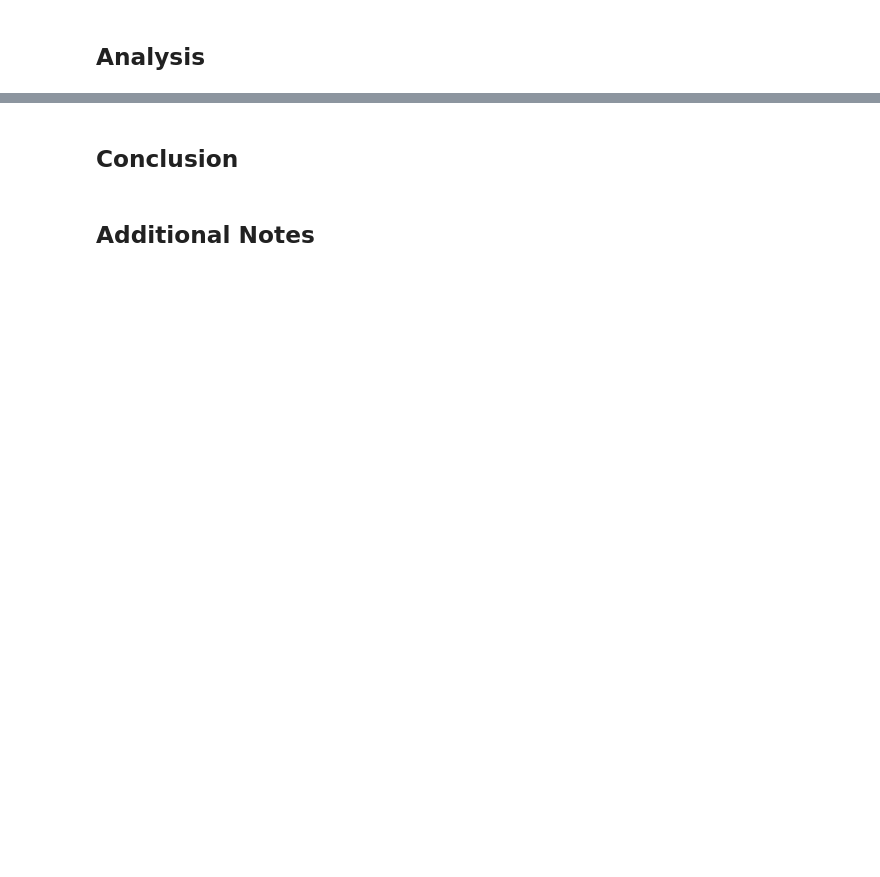
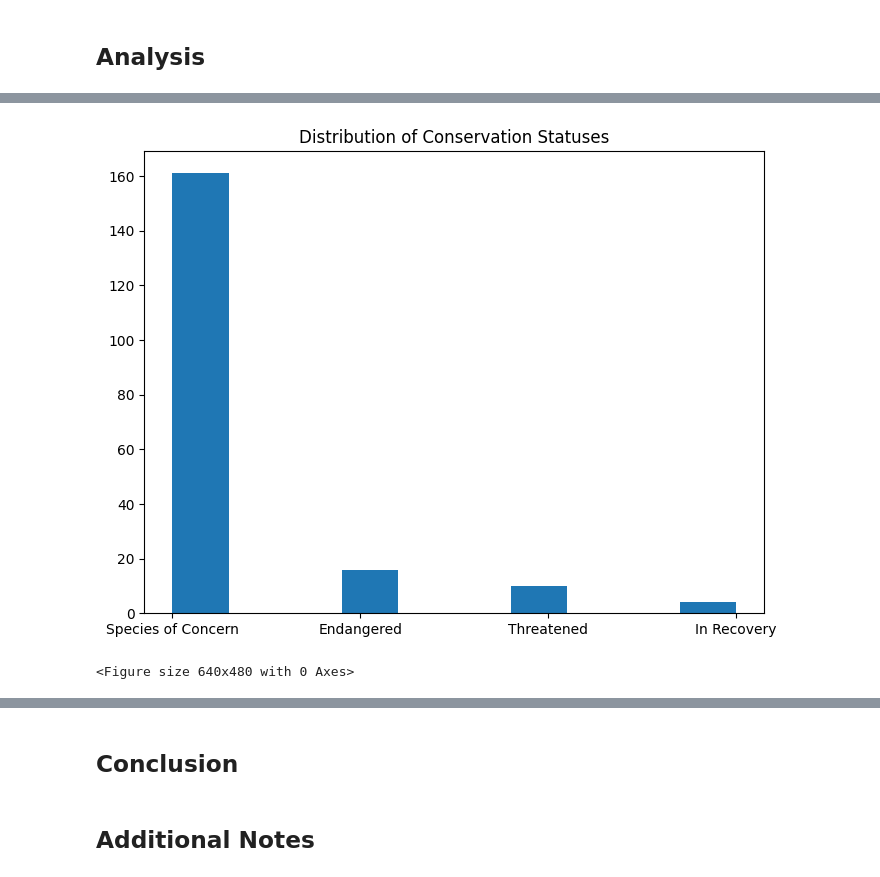
Before and after one commit to abelkwong/biodiversity, a Jupyter notebook: biodiversity.ipynb, the cells around one changed output, grey strips where cells are left out. Cells and saved outputs as stored; diff of their text form; code cells hidden in the pictures; blank space fills up the shorter version.

```diff
--- a/biodiversity.ipynb
+++ b/biodiversity.ipynb
@@ -16,0 +163,11 @@ During this project, the data will be processed, analyzed, and visually plotted
+# %%
+# plot histogram of conservationCategories
+plt.figure(figsize=(8, 6))
+
+plt.hist(cs_no_null['conservation_status'])
+plt.title("Distribution of Conservation Statuses")
+plt.show()
+plt.clf()
+# %% [output]
+[figure, added]
+<Figure size 640x480 with 0 Axes>
```
Also changed, not shown: parts of 31 cells of this notebook.
